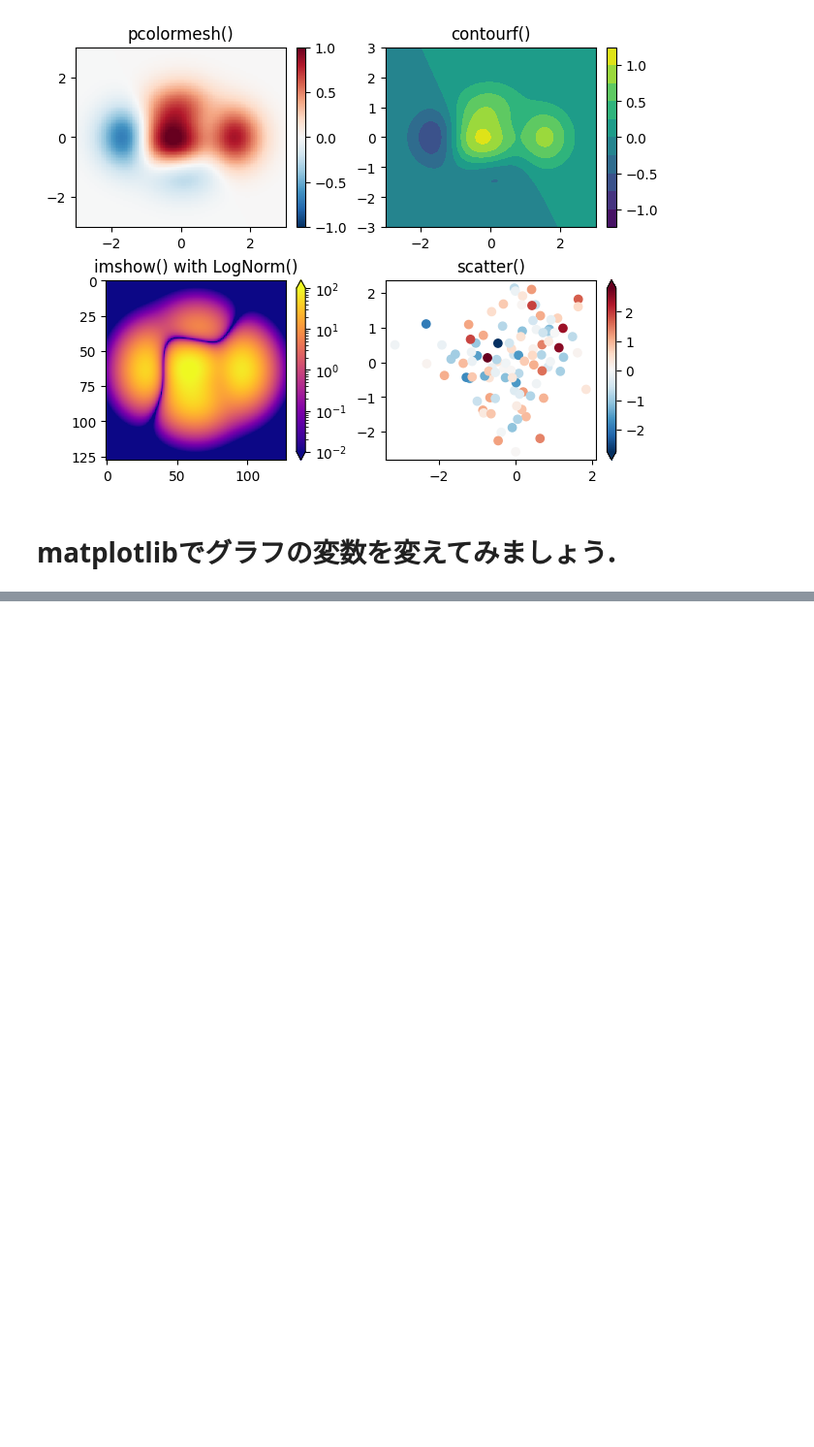
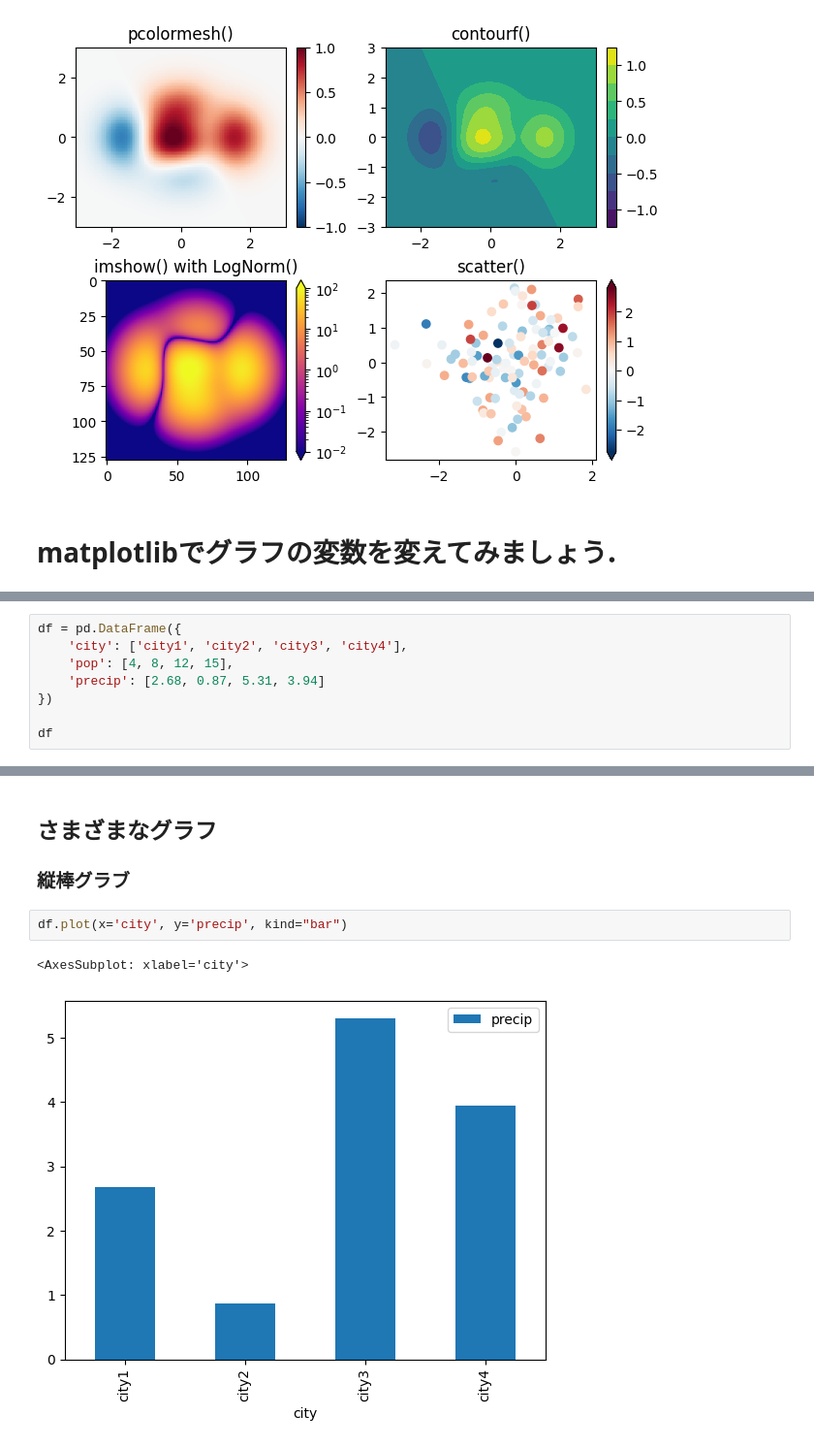
Before and after one commit to shinchu/dataviz-notebooks, a Jupyter notebook: week_2/intro-to-matplotlib.ipynb, the cells around one changed output, grey strips where cells are left out. Shown: that part at 97% size. Saved outputs shown, nothing was run; the diff lists cells and outputs as text; blank space fills up the shorter version.

```diff
--- a/week_2/intro-to-matplotlib.ipynb
+++ b/week_2/intro-to-matplotlib.ipynb
@@ -128,0 +171,8 @@ Text(0.5, 1.0, 'scatter()')
+# %%
+df = pd.DataFrame({
+    'city': ['city1', 'city2', 'city3', 'city4'],
+    'pop': [4, 8, 12, 15],
+    'precip': [2.68, 0.87, 5.31, 3.94]
+})
+
+df
@@ -128,0 +185,8 @@ Text(0.5, 1.0, 'scatter()')
+# %% [markdown]
+## さまざまなグラフ
+### 縦棒グラブ
+# %%
+df.plot(x='city', y='precip', kind="bar")
+# %% [output]
+<AxesSubplot: xlabel='city'>
+[figure, added]
```
Also changed, not shown: parts of 34 cells of this notebook, 1 other file.
